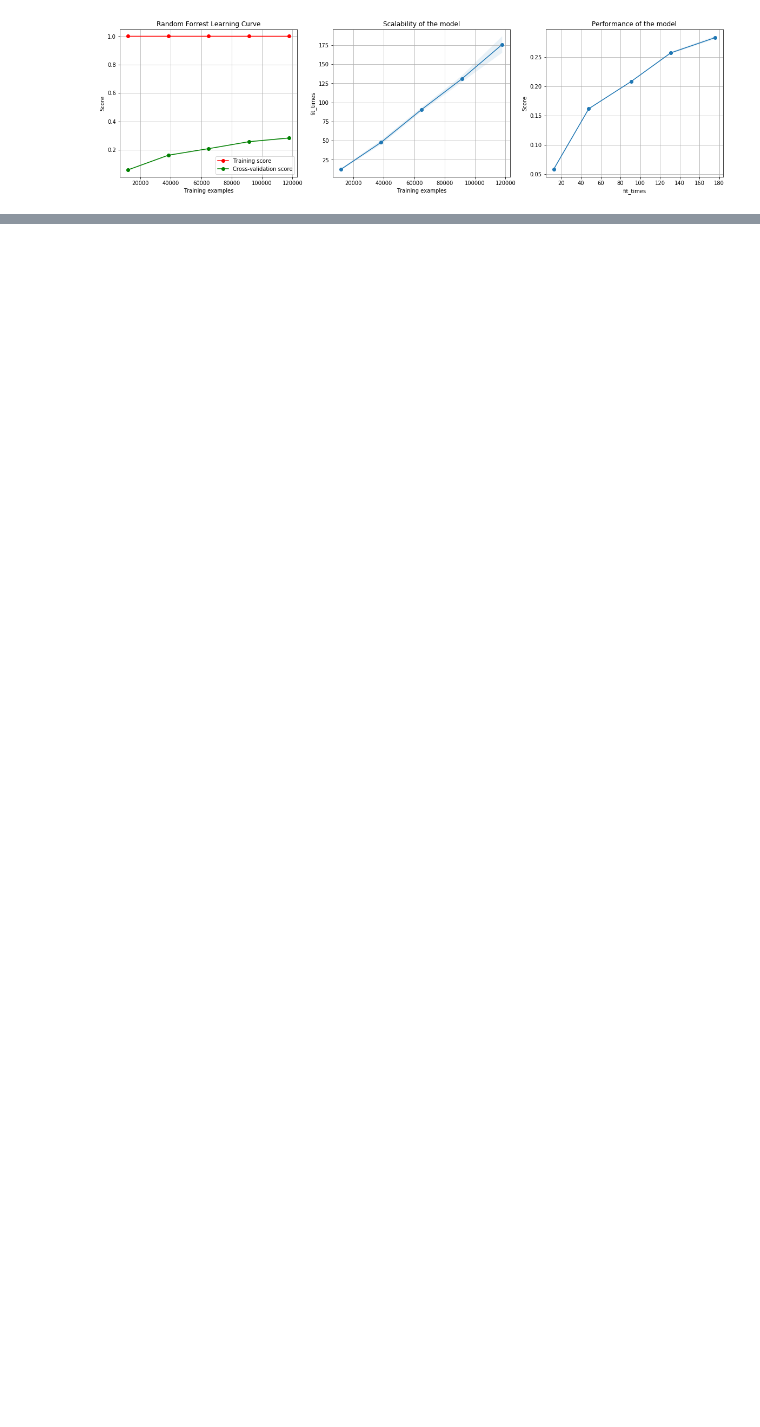
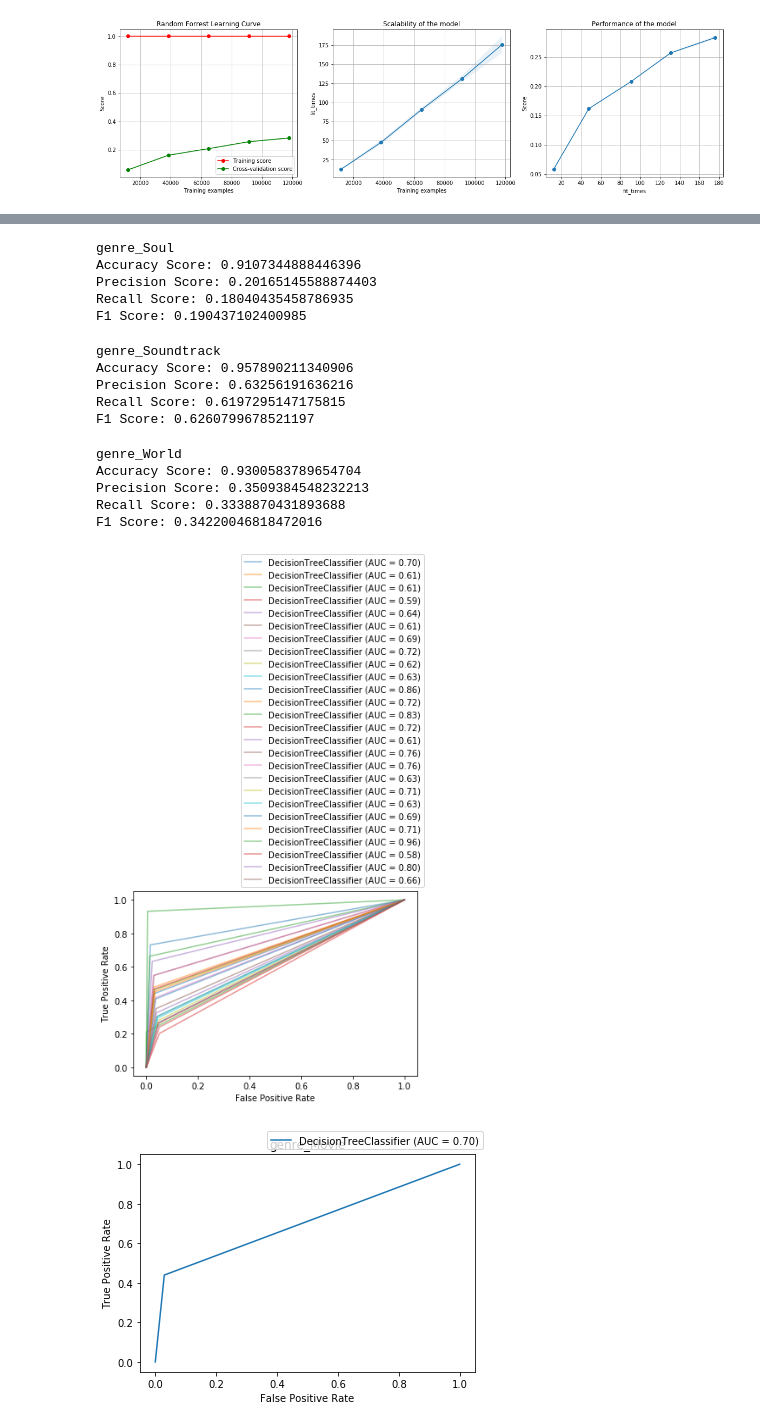
Before and after one commit to iarhbahsir/spotify-genre, a Jupyter notebook: DataCleaning.ipynb, the cells around one changed output, grey strips where cells are left out. Drawn from its saved outputs; the diff is of its cells as text; code cells hidden in the pictures; blank space fills up the shorter version.

```diff
--- a/DataCleaning.ipynb
+++ b/DataCleaning.ipynb
@@ -1455,0 +1749,27 @@ Precision Score: 0.34744652989960717
+# %%
+ax = plt.gca()
+
+#ax = plt.figure()
+for genre in spotify_target.columns:
+    X_train_roc, X_test_roc, y_train_roc, y_test_roc = train_test_split(spotify_feature_scaler, spotify_target[genre], random_state=42)
+    rfc = DecisionTreeClassifier()
+    rfc.fit(X_train_roc, y_train_roc)
+    y_pred_roc = rfc.predict(X_test_roc)
+    print(genre)
+    print("Accuracy Score:",accuracy_score(y_pred_roc,y_test_roc))
+    print("Precision Score:",precision_score(y_pred_roc,y_test_roc))
+    print("Recall Score:",recall_score(y_pred_roc,y_test_roc))
+    print("F1 Score:",f1_score(y_pred_roc,y_test_roc))
+
+    svc_disp1 = plot_roc_curve(rfc, np.asarray(X_test_roc), np.asarray(y_test_roc))
+    svc_disp1.plot(ax=ax,alpha =0.5)
+    plt.title(genre)
+    plt.legend(bbox_to_anchor=(1.04,1), loc="lower right")
+    ax.legend(bbox_to_anchor=(1.04,1), loc="lower right")
+
+
+
+ax.legend(bbox_to_anchor=(1.04,1), loc="lower right")
+#plt.gca().legend(loc='center left', bbox_to_anchor=(1, 0.5))
+plt.show()
+# %% [output]
@@ -1455,0 +1808,17 @@ Precision Score: 0.34744652989960717
+genre_Soul
+Accuracy Score: 0.9107344888446396
+Precision Score: 0.20165145588874403
+Recall Score: 0.18040435458786935
+F1 Score: 0.190437102400985
+genre_Soundtrack
+Accuracy Score: 0.957890211340906
+Precision Score: 0.63256191636216
+Recall Score: 0.6197295147175815
+F1 Score: 0.6260799678521197
+genre_World
+Accuracy Score: 0.9300583789654704
+Precision Score: 0.3509384548232213
+Recall Score: 0.3338870431893688
+F1 Score: 0.34220046818472016
+[figure, added]
+[figure, added]
```
Also changed, not shown: parts of 51 cells of this notebook.
